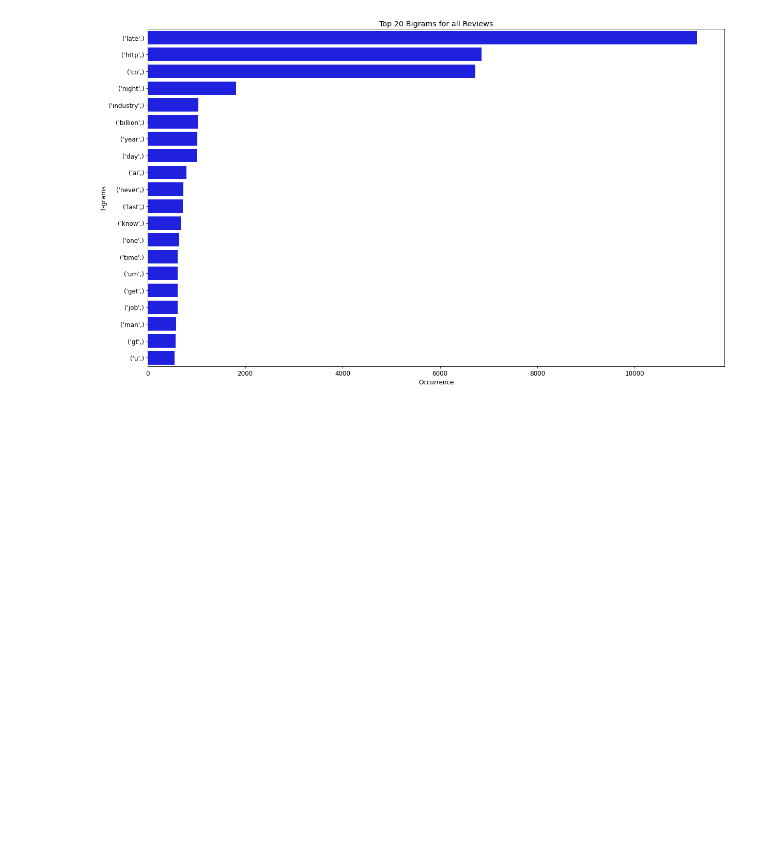
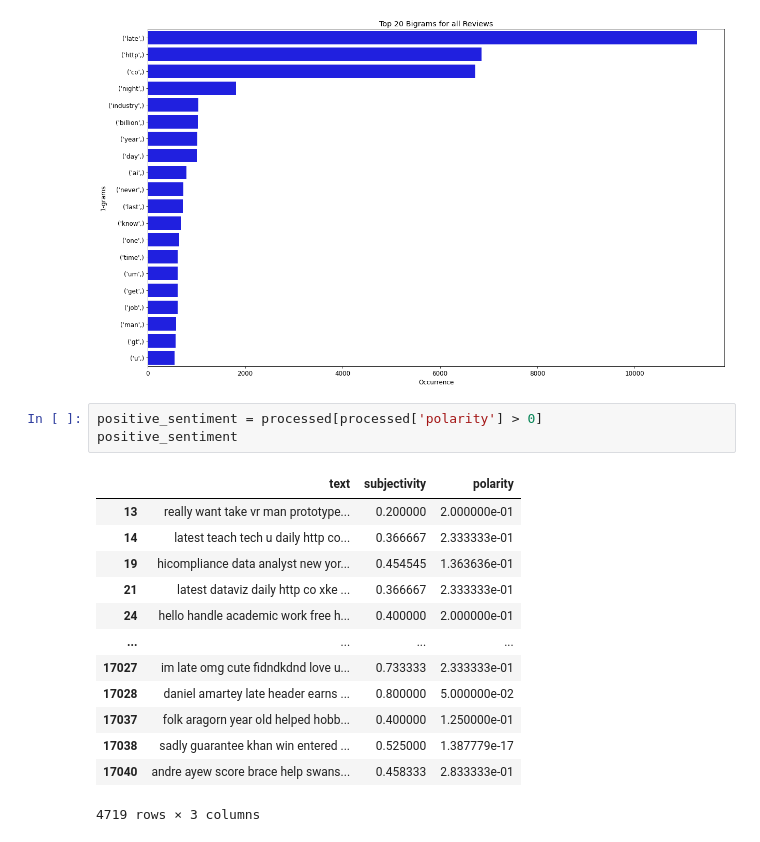
Before and after one commit to arjunbahuguna/ai4ux, a Jupyter notebook: AI4UX.ipynb, the cells around one changed output. Drawn from its saved outputs; the diff is of its cells as text; blank space fills up the shorter version.

```diff
--- a/AI4UX.ipynb
+++ b/AI4UX.ipynb
@@ -224,3 +194,20 @@ corpus = create_corpus(processed['text'])
 create_n_grams(processed['text'], 1)
 # %% [output]
 [figure]
+# %%
+positive_sentiment = processed[processed['polarity'] > 0]
+positive_sentiment
+# %% [output]
+|  | text | subjectivity | polarity |
+| 13 | really want take vr man prototype... | 0.200000 | 2.000000e-01 |
+| 14 | latest teach tech u daily http co... | 0.366667 | 2.333333e-01 |
+| 19 | hicompliance data analyst new yor... | 0.454545 | 1.363636e-01 |
+| 21 | latest dataviz daily http co xke ... | 0.366667 | 2.333333e-01 |
+| 24 | hello handle academic work free h... | 0.400000 | 2.000000e-01 |
+| ... | ... | ... | ... |
+| 17027 | im late omg cute fidndkdnd love u... | 0.733333 | 2.333333e-01 |
+| 17028 | daniel amartey late header earns ... | 0.800000 | 5.000000e-02 |
+| 17037 | folk aragorn year old helped hobb... | 0.400000 | 1.250000e-01 |
+| 17038 | sadly guarantee khan win entered ... | 0.525000 | 1.387779e-17 |
+| 17040 | andre ayew score brace help swans... | 0.458333 | 2.833333e-01 |
+4719 rows × 3 columns
```
Also changed, not shown: parts of 8 cells of this notebook, 4 other files.
